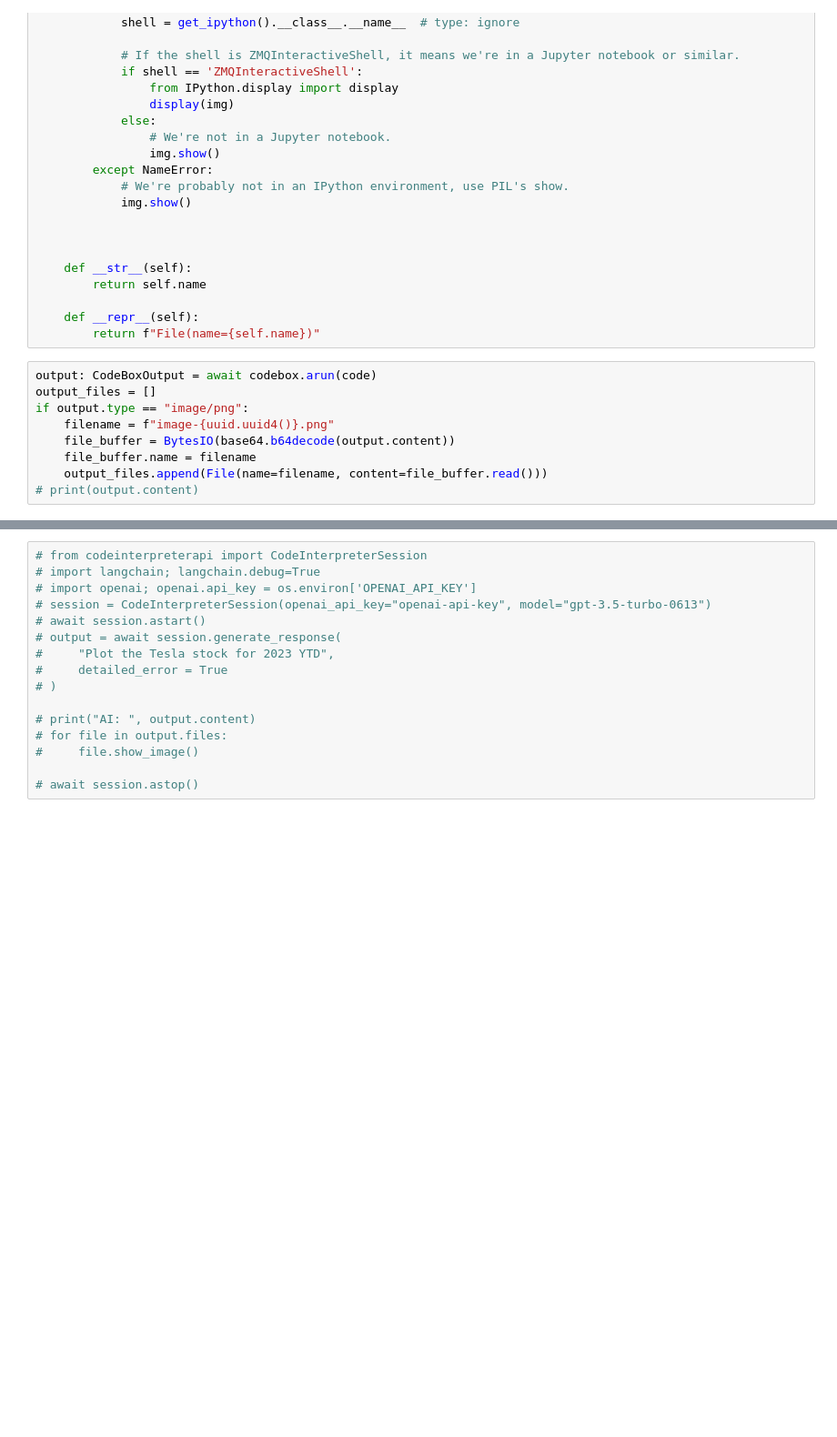
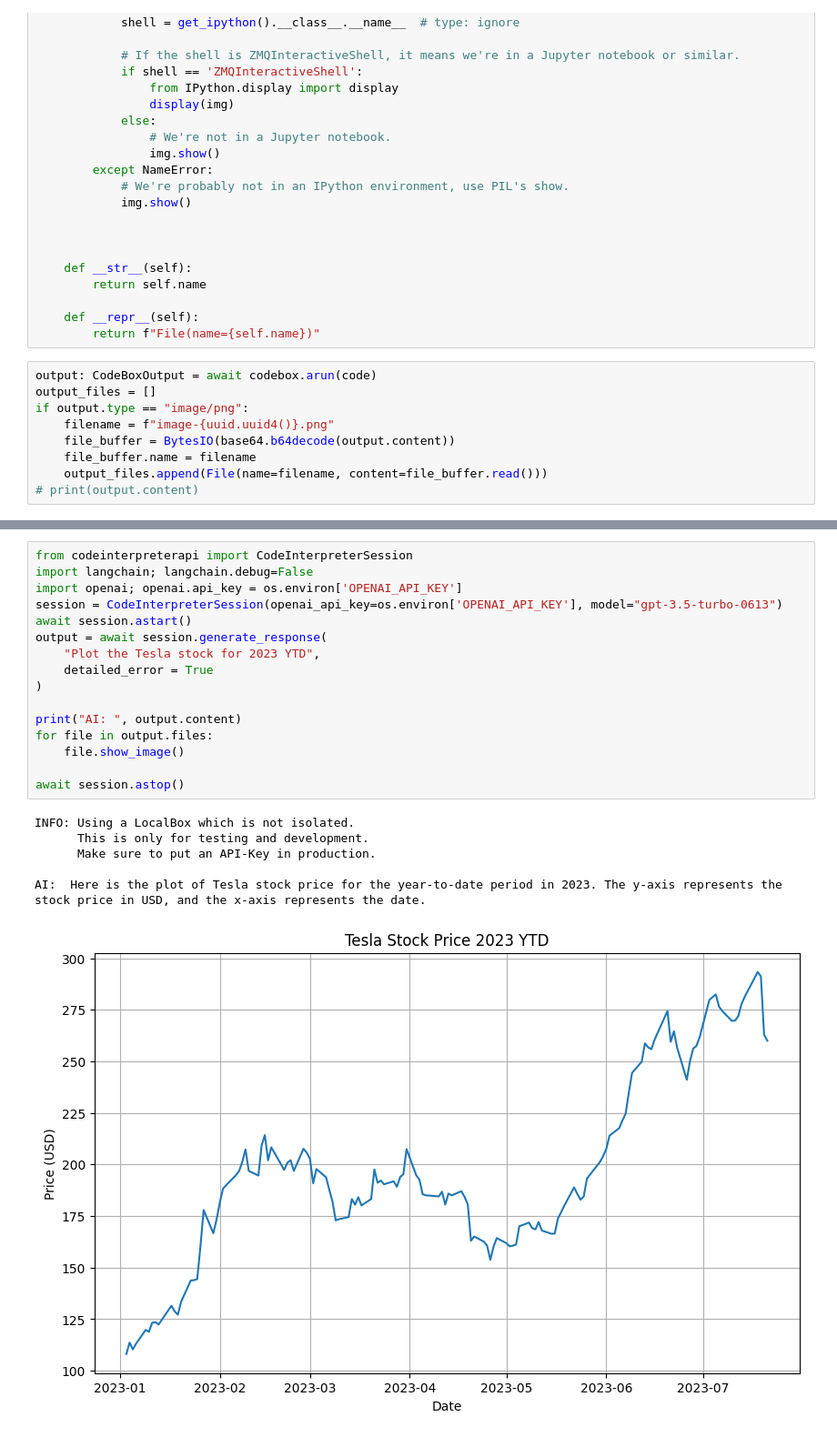
Before and after one commit to harukary/Learn_OpenAI_APIs, a Jupyter notebook: mini_project/opensearch_agent/0_codeinterpreter_api_test.ipynb, the cells around one changed output, grey strips where cells are left out. Shown at 91% size. Saved outputs shown, nothing was run; the diff lists cells and outputs as text; blank space fills up the shorter version.

```diff
--- a/mini_project/opensearch_agent/0_codeinterpreter_api_test.ipynb
+++ b/mini_project/opensearch_agent/0_codeinterpreter_api_test.ipynb
@@ -297,18 +337,25 @@ for f in output_files:
 # %%
-# from codeinterpreterapi import CodeInterpreterSession
-# import langchain; langchain.debug=True
-# import openai; openai.api_key = os.environ['OPENAI_API_KEY']
-# session = CodeInterpreterSession(openai_api_key="openai-api-key", model="gpt-3.5-turbo-0613")
-# await session.astart()
-# output = await session.generate_response(
-#     "Plot the Tesla stock for 2023 YTD",
-#     detailed_error = True
-# )
+from codeinterpreterapi import CodeInterpreterSession
+import langchain; langchain.debug=False
+import openai; openai.api_key = os.environ['OPENAI_API_KEY']
+session = CodeInterpreterSession(openai_api_key=os.environ['OPENAI_API_KEY'], model="gpt-3.5-turbo-0613")
+await session.astart()
+output = await session.generate_response(
+    "Plot the Tesla stock for 2023 YTD",
+    detailed_error = True
+)
 
-# print("AI: ", output.content)
-# for file in output.files:
-#     file.show_image()
+print("AI: ", output.content)
+for file in output.files:
+    file.show_image()
 
-# await session.astop()
+await session.astop()
+# %% [output]
+INFO: Using a LocalBox which is not isolated.
+      This is only for testing and development.
+      Make sure to put an API-Key in production.
+
+AI:  Here is the plot of Tesla stock price for the year-to-date period in 2023. The y-axis represents the stock price in USD, and the x-axis represents the date.
+[figure, added]
 # %%
 await codebox.astop()
```
Also changed, not shown: parts of 16 cells of this notebook, 2 other files.
